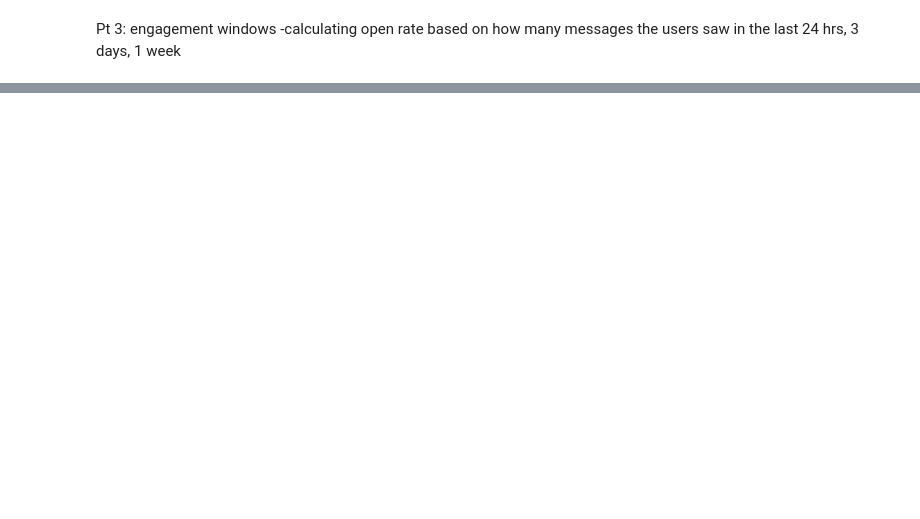
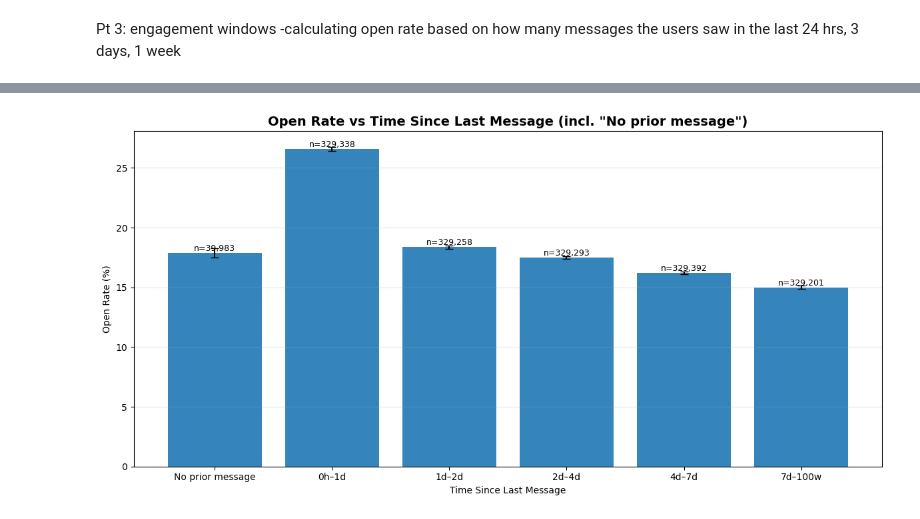
Before and after one commit to NikolozDarsalia/message-campaign-engagement-analysis, a Jupyter notebook: EDA/sgf/sgf_EDA.ipynb, the cells around one changed output, grey strips where cells are left out. Saved outputs shown, nothing was run; the diff lists cells and outputs as text; code cells hidden in the pictures; blank space fills up the shorter version.

```diff
--- a/EDA/sgf/sgf_EDA.ipynb
+++ b/EDA/sgf/sgf_EDA.ipynb
@@ -1037,0 +1099,97 @@ ValueError: index values must not have NaT
+# %%
+import numpy as np
+import pandas as pd
+import matplotlib.pyplot as plt
+
+# 1) Ensure recency field exists (strictly before current message)
+if 'sent_datetime' not in df.columns:
+    df['sent_datetime'] = pd.to_datetime(df['sent_at'])
+df = df.sort_values(['client_id','sent_datetime'])
+if 'time_since_last_msg_hours' not in df.columns:
+    df['prev_sent'] = df.groupby('client_id')['sent_datetime'].shift(1)
+    df['time_since_last_msg_hours'] = (df['sent_datetime'] - df['prev_sent']).dt.total_seconds() / 3600.0
+
+# 2) Split into: (A) has prior message vs (B) no prior message
+df_valid = df[df['sent_datetime'].notna()].copy()
+has_prior = df_valid['time_since_last_msg_hours'].notna()
+
+A = df_valid.loc[has_prior].copy()
+B = df_valid.loc[~has_prior].copy()  # "No prior message"
+
+# 3) Build ~equal-sized quantile bins for A
+NUM_BINS = 5
+A['tslm_qbin'] = pd.qcut(A['time_since_last_msg_hours'], q=NUM_BINS, duplicates='drop')
+
+def _fmt_hours(h):
+    if h < 24:  return f"{int(round(h))}h"
+    d = h/24
+    if d < 7:   return f"{int(round(d))}d"
+    w = d/7
+    return f"{int(round(w))}w"
+
+cats = A['tslm_qbin'].cat.categories
+labels = [f"{_fmt_hours(iv.left)}–{_fmt_hours(iv.right)}" for iv in cats]
+label_map = dict(zip(cats, labels))
+A['tslm_label'] = A['tslm_qbin'].map(label_map)
+
+# 4) Wilson CI helper + summarizer
+def wilson_ci(successes, n, z=1.96):
+    successes = np.asarray(successes, float)
+    n = np.asarray(n, float)
+    phat = np.divide(successes, n, out=np.full_like(successes, np.nan), where=n>0)
+    denom = 1 + (z**2)/n
+    centre = phat + (z**2)/(2*n)
+    adj = z * np.sqrt((phat*(1-phat) + (z**2)/(4*n)) / n)
+    lower = (centre - adj) / denom
+    upper = (centre + adj) / denom
+    return phat, lower, upper
+
+def summarize(df_in, label_col):
+    g = (df_in.groupby(label_col, observed=True)
+               .agg(n=('client_id','count'),
+                    opens=('is_opened','sum'))
+               .reset_index())
+    rate, lo, hi = wilson_ci(g['opens'], g['n'])
+    g['rate'] = rate*100; g['ci_low'] = lo*100; g['ci_high'] = hi*100
+    return g
+
+# 5) Summaries: A (quantile bins) + B ("No prior message")
+sum_A = summarize(A, 'tslm_label')
+sum_A['tslm_label'] = pd.Categorical(sum_A['tslm_label'], categories=labels, ordered=True)
+sum_A = sum_A.sort_values('tslm_label')
+
+sum_B = summarize(B.assign(tslm_label='No prior message'), 'tslm_label')
+
+# Combine with desired order
+bin_order = ['No prior message'] + labels
+summary_all = pd.concat([sum_B, sum_A], ignore_index=True)
+summary_all['tslm_label'] = pd.Categorical(summary_all['tslm_label'], categories=bin_order, ordered=True)
+summary_all = summary_all.sort_values('tslm_label')
+
+# 6) Plot: bar chart with CIs and n labels
+fig, ax = plt.subplots(figsize=(12,6))
+x = np.arange(len(summary_all))
+ax.bar(x, summary_all['rate'], yerr=[summary_all['rate']-summary_all['ci_low'],
+                                     summary_all['ci_high']-summary_all['rate']],
+       capsize=4, alpha=0.9)
+ax.set_xticks(x)
+ax.set_xticklabels(summary_all['tslm_label'].astype(str), rotation=0)
+ax.set_title('Open Rate vs Time Since Last Message (incl. "No prior message")', fontsize=14, fontweight='bold')
+ax.set_xlabel('Time Since Last Message')
+ax.set_ylabel('Open Rate (%)')
+ax.grid(True, axis='y', alpha=0.3)
+
+# annotate n on bars
+for i, (rate, n) in enumerate(zip(summary_all['rate'], summary_all['n'])):
+    ax.text(i, rate, f"n={int(n):,}", ha='center', va='bottom', fontsize=9)
+
+plt.tight_layout()
+plt.savefig('openrate_vs_time_since_last_msg_with_no_prior.png', dpi=150, bbox_inches='tight')
+plt.show()
+
+# 7) (Optional) print the table so you can check totals
+print(summary_all[['tslm_label','n','rate','ci_low','ci_high']])
+print("\nTotal rows used (valid sent_datetime):", len(df_valid))
+print("Sum across bins:", int(summary_all['n'].sum()))
+# %% [output]
+[figure, added]
```
Also changed, not shown: parts of 23 cells of this notebook, 2 other files.
